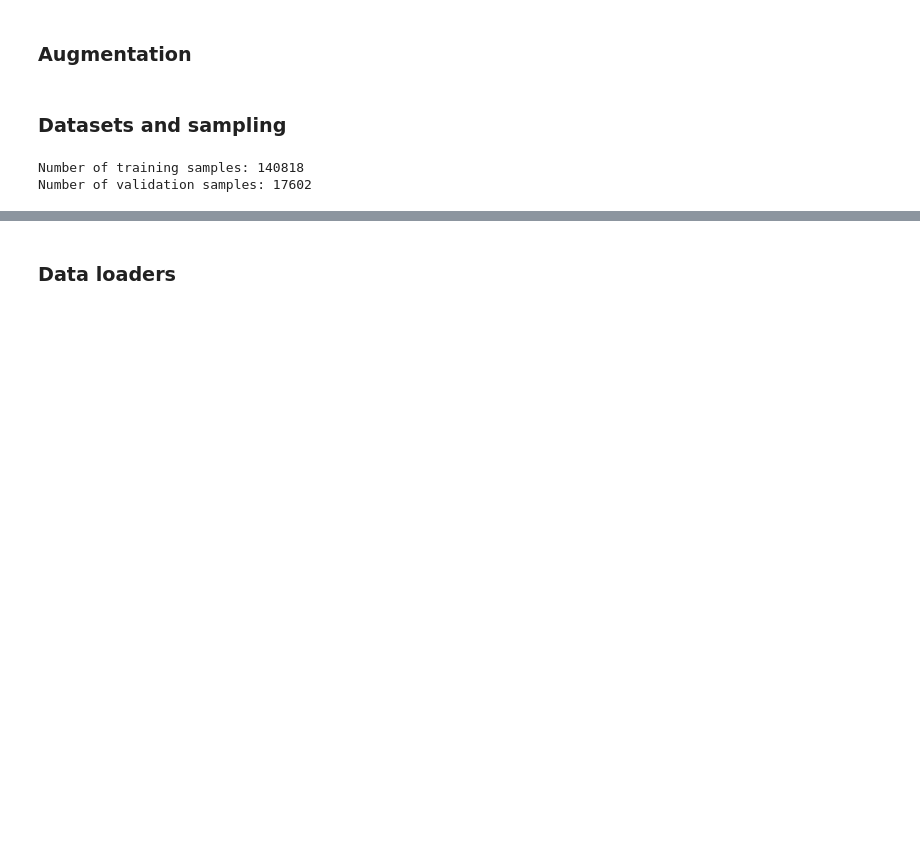
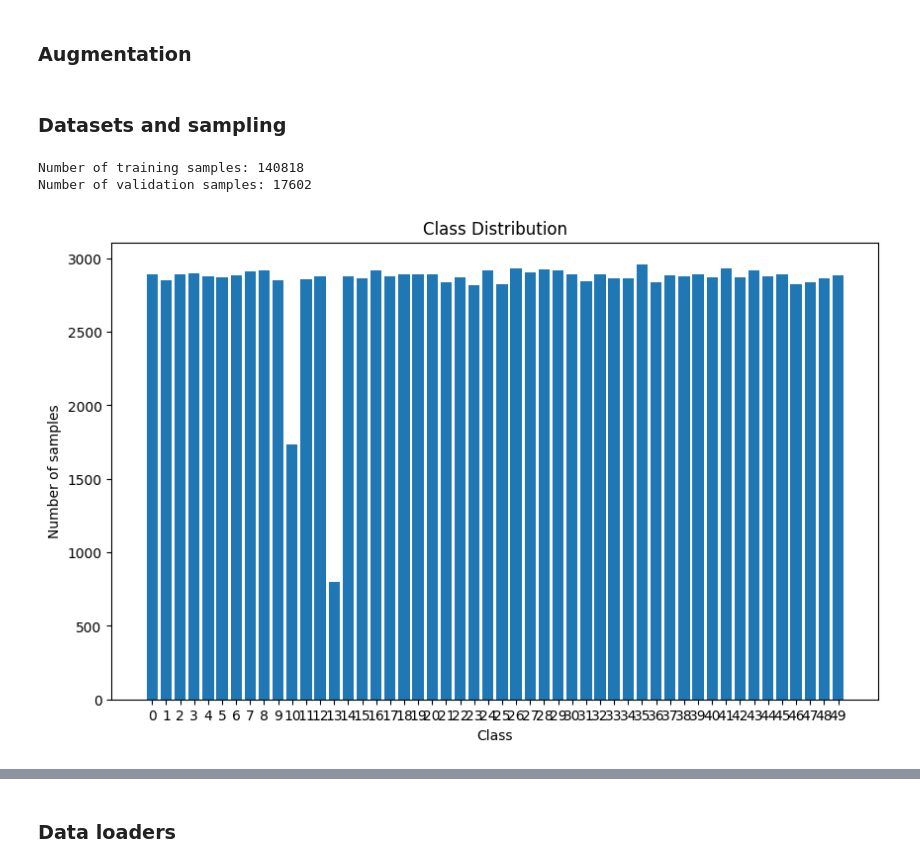
Before and after one commit to gamemeine/ssne, a Jupyter notebook: ex4/main.ipynb, the cells around one changed output, grey strips where cells are left out. Saved outputs shown, nothing was run; the diff lists cells and outputs as text; code cells hidden in the pictures; blank space fills up the shorter version.

```diff
--- a/ex4/main.ipynb
+++ b/ex4/main.ipynb
@@ -89,0 +87,6 @@ Number of validation samples: 17602
+# %%
+from plots import plot_class_distribution
+
+plot_class_distribution(sampled_train_ds)
+# %% [output]
+[figure, added]
```
Also changed, not shown: parts of 21 cells of this notebook, 1 other file.
